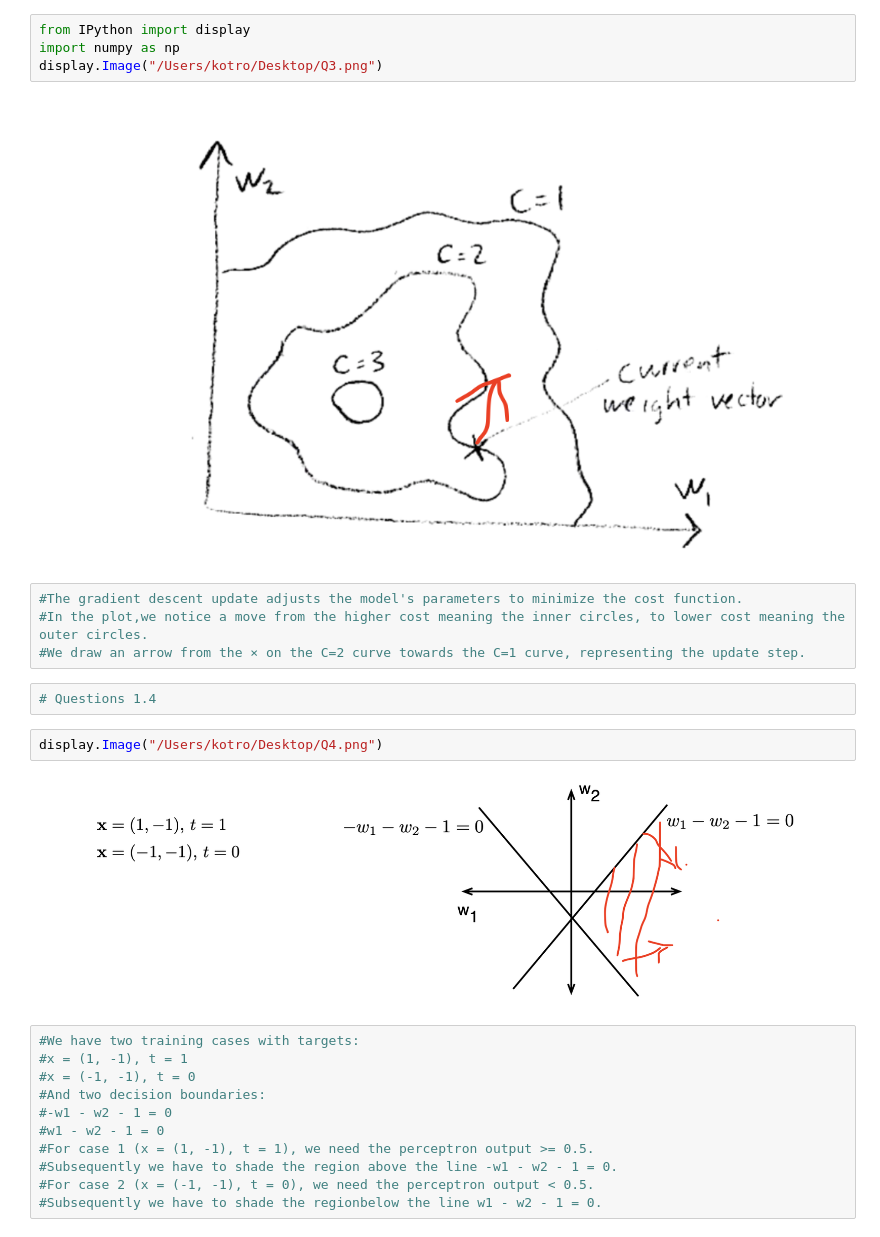
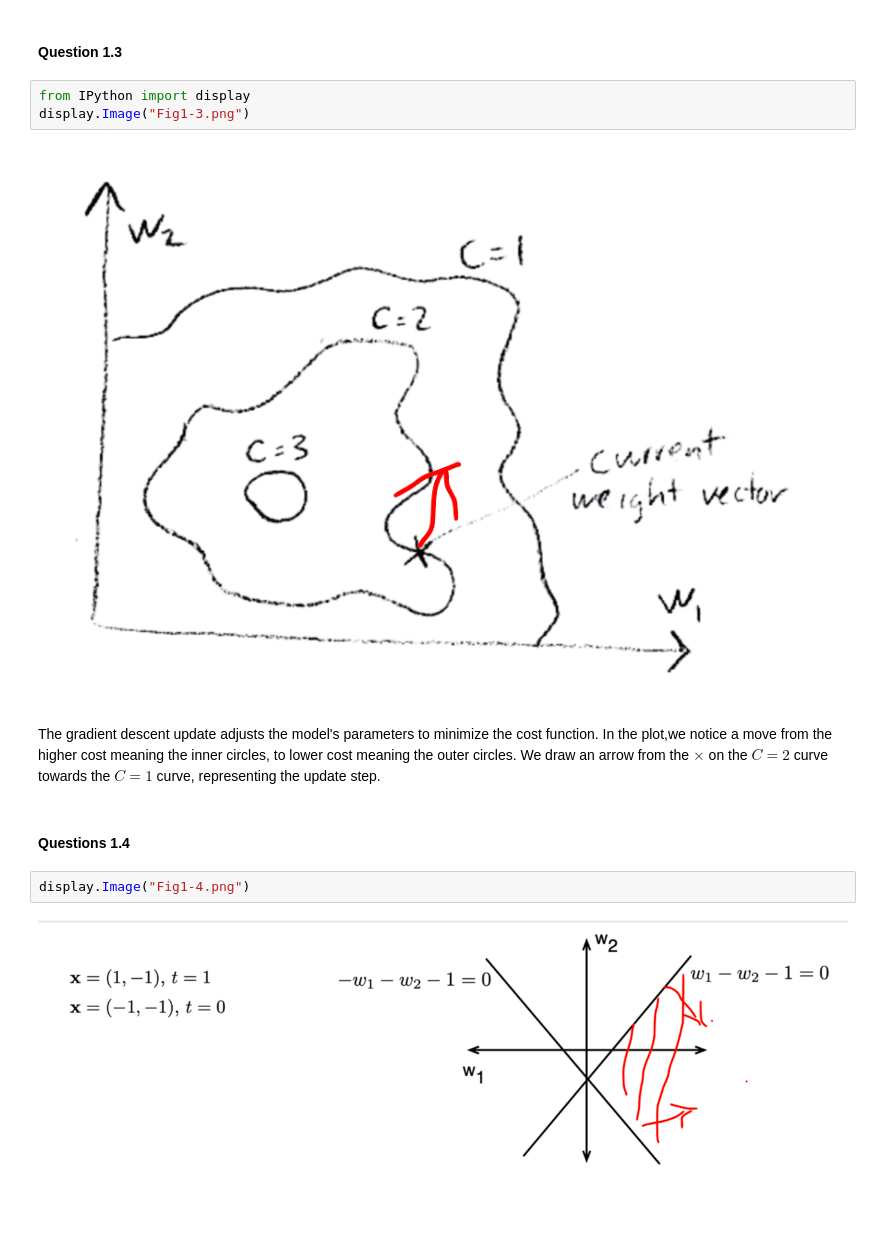
Before and after one commit to andeepl7/MLAssignments, a Jupyter notebook: SecondAssignment/ML Ass2-Q1.ipynb, the cells around one changed output. Saved outputs shown, nothing was run; the diff lists cells and outputs as text; blank space fills up the shorter version.

```diff
--- a/SecondAssignment/ML Ass2-Q1.ipynb
+++ b/SecondAssignment/ML Ass2-Q1.ipynb
@@ -23,27 +15,17 @@
+# %% [markdown]
+#### Question 1.3
 # %%
 from IPython import display
-import numpy as np
-display.Image("/Users/kotro/Desktop/Q3.png")
+display.Image("Fig1-3.png")
 # %% [output]
-[figure, old version]
+[figure, new version]
-# %%
-#The gradient descent update adjusts the model's parameters to minimize the cost function.
-#In the plot,we notice a move from the higher cost meaning the inner circles, to lower cost meaning the outer circles.
-#We draw an arrow from the × on the C=2 curve towards the C=1 curve, representing the update step.
-# %%
-# Questions 1.4
+# %% [markdown]
+The gradient descent update adjusts the model's parameters to minimize the cost function.
+In the plot,we notice a move from the higher cost meaning the inner circles, to lower cost meaning the outer circles.
+We draw an arrow from the $×$ on the $C=2$ curve towards the $C=1$ curve, representing the update step.
+# %% [markdown]
+#### Questions 1.4
 # %%
-display.Image("/Users/kotro/Desktop/Q4.png")
+display.Image("Fig1-4.png")
 # %% [output]
-[figure, old version]
+[figure, new version]
-# %%
-#We have two training cases with targets:
-#x = (1, -1), t = 1
-#x = (-1, -1), t = 0
-#And two decision boundaries:
-#-w1 - w2 - 1 = 0
-#w1 - w2 - 1 = 0
-#For case 1 (x = (1, -1), t = 1), we need the perceptron output >= 0.5.
-#Subsequently we have to shade the region above the line -w1 - w2 - 1 = 0.
-#For case 2 (x = (-1, -1), t = 0), we need the perceptron output < 0.5.
-#Subsequently we have to shade the regionbelow the line w1 - w2 - 1 = 0.
```
Also changed, not shown: parts of 6 cells of this notebook, 3 other files.
